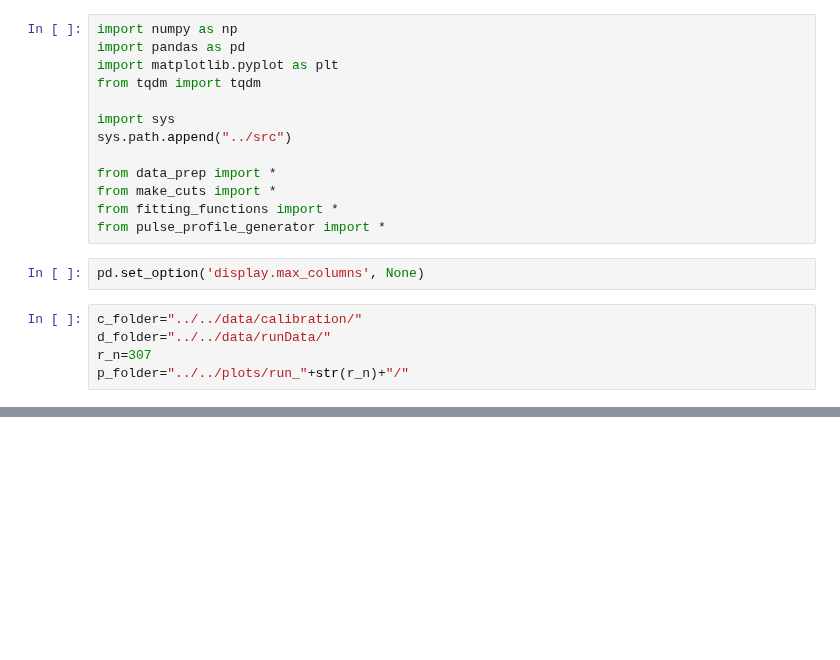
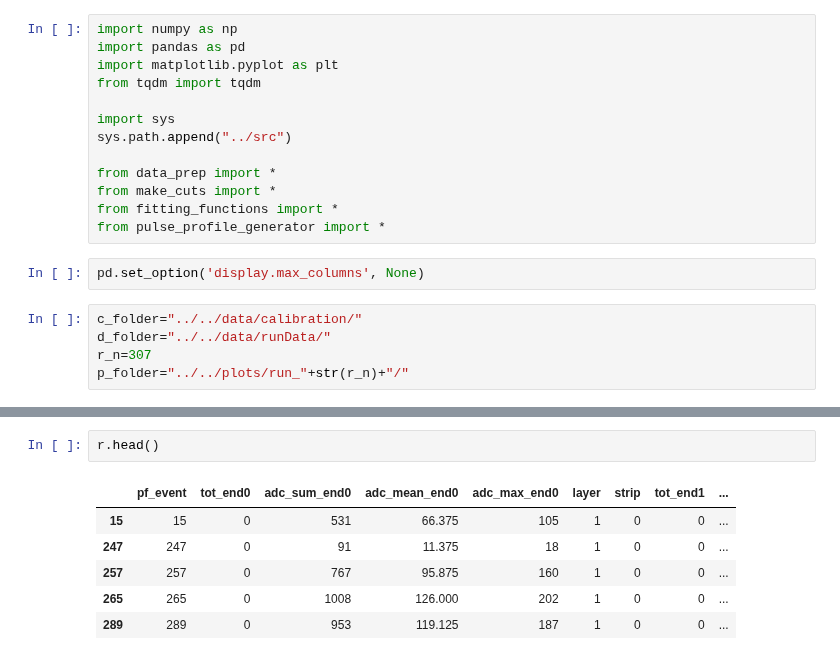
Before and after one commit to gajdangreta/hcalTestBeam, a Jupyter notebook: hcalEnv/notebooks/new_header_maker.ipynb, the cells around one changed output, grey strips where cells are left out. Saved outputs shown, nothing was run; the diff lists cells and outputs as text; blank space fills up the shorter version.

```diff
--- a/hcalEnv/notebooks/new_header_maker.ipynb
+++ b/hcalEnv/notebooks/new_header_maker.ipynb
@@ -40 +88,10 @@ Wall time: 4.05 s
+# %%
+r.head()
+# %% [output]
+|  | pf_event | tot_end0 | adc_sum_end0 | adc_mean_end0 | adc_max_end0 | layer | strip | tot_end1 | ... |
+| 15 | 15 | 0 | 531 | 66.375 | 105 | 1 | 0 | 0 | ... |
+| 247 | 247 | 0 | 91 | 11.375 | 18 | 1 | 0 | 0 | ... |
+| 257 | 257 | 0 | 767 | 95.875 | 160 | 1 | 0 | 0 | ... |
+| 265 | 265 | 0 | 1008 | 126.000 | 202 | 1 | 0 | 0 | ... |
+| 289 | 289 | 0 | 953 | 119.125 | 187 | 1 | 0 | 0 | ... |
 # %%
```
Also changed, not shown: parts of 11 cells of this notebook, 24 other files.
